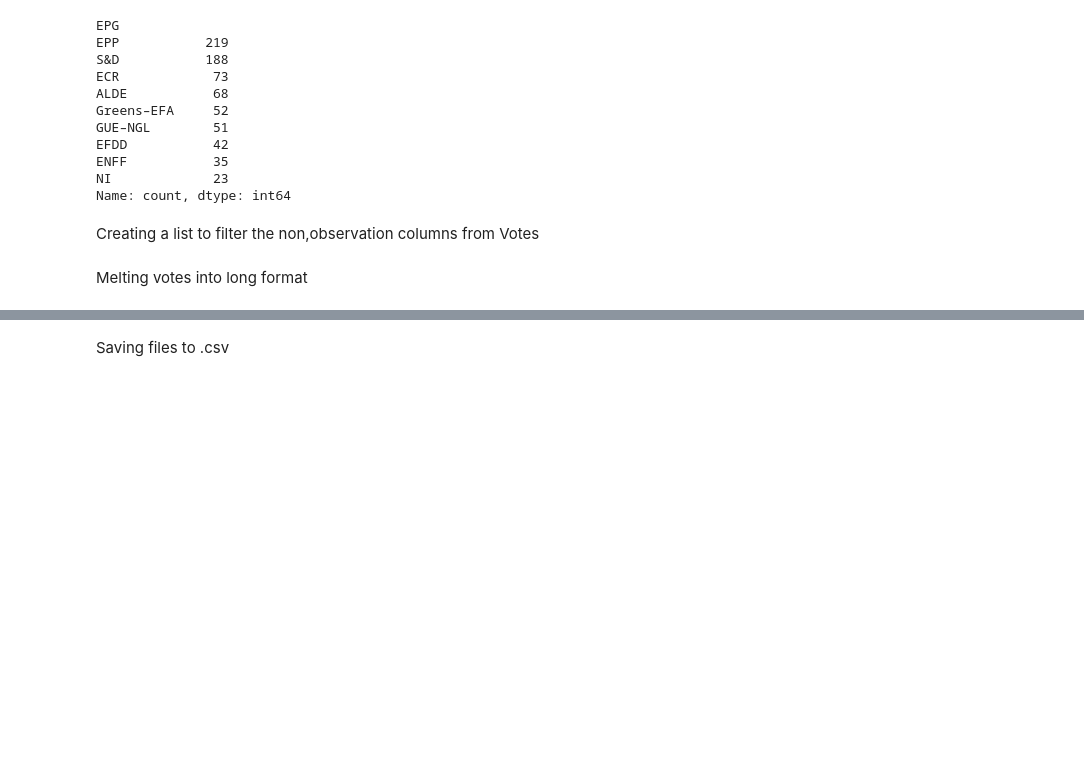
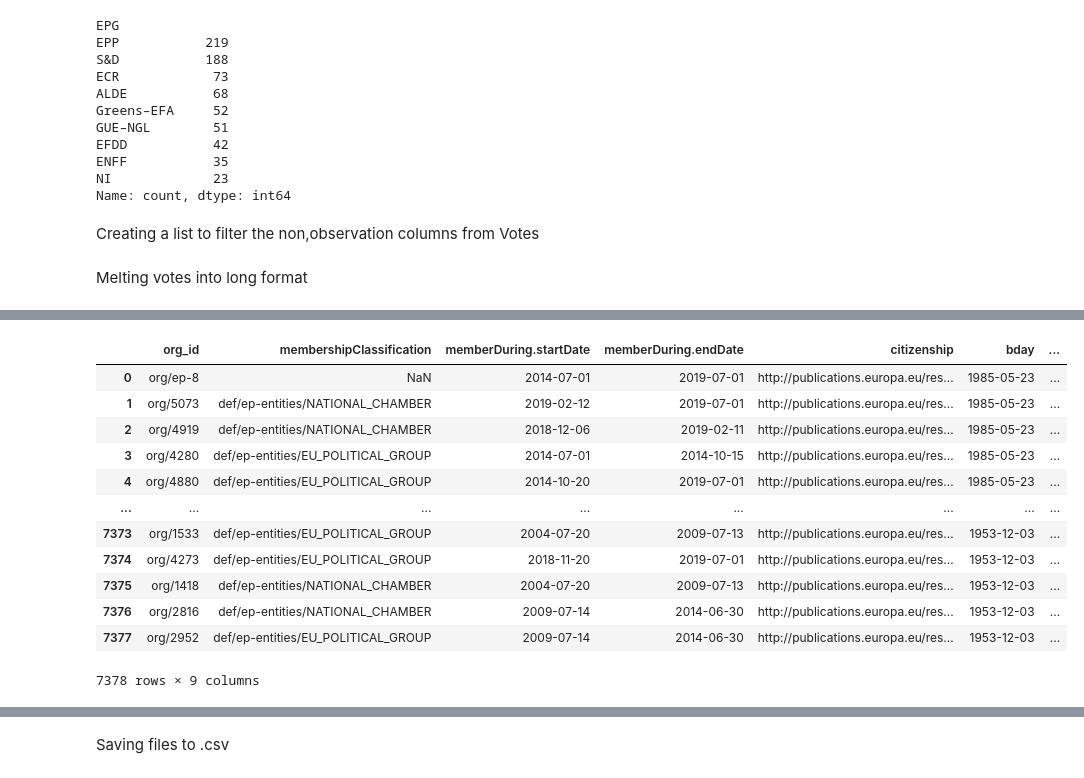
Before and after one commit to Mineranger1/EPVoteMonitor, a Jupyter notebook: data cleaning ep8.ipynb, the cells around one changed output, grey strips where cells are left out. Saved outputs shown, nothing was run; the diff lists cells and outputs as text; code cells hidden in the pictures; blank space fills up the shorter version.

```diff
--- a/data cleaning ep8.ipynb
+++ b/data cleaning ep8.ipynb
@@ -284,0 +308,18 @@ mep_info_db = hf.get_mep_database(mep_info,memberships_df)
+# %%
+memebershipsEP8 = pd.read_csv(os.path.join('Cleaned_data','EP8_clean_data','memberships_EP_8.csv'))
+# %%
+memebershipsEP8
+# %% [output]
+|  | org_id | membershipClassification | memberDuring.startDate | memberDuring.endDate | citizenship | bday | ... |
+| 0 | org/ep-8 | NaN | 2014-07-01 | 2019-07-01 | http://publications.europa.eu/res... | 1985-05-23 | ... |
+| 1 | org/5073 | def/ep-entities/NATIONAL_CHAMBER | 2019-02-12 | 2019-07-01 | http://publications.europa.eu/res... | 1985-05-23 | ... |
+| 2 | org/4919 | def/ep-entities/NATIONAL_CHAMBER | 2018-12-06 | 2019-02-11 | http://publications.europa.eu/res... | 1985-05-23 | ... |
+| 3 | org/4280 | def/ep-entities/EU_POLITICAL_GROUP | 2014-07-01 | 2014-10-15 | http://publications.europa.eu/res... | 1985-05-23 | ... |
+| 4 | org/4880 | def/ep-entities/EU_POLITICAL_GROUP | 2014-10-20 | 2019-07-01 | http://publications.europa.eu/res... | 1985-05-23 | ... |
+| ... | ... | ... | ... | ... | ... | ... | ... |
+| 7373 | org/1533 | def/ep-entities/EU_POLITICAL_GROUP | 2004-07-20 | 2009-07-13 | http://publications.europa.eu/res... | 1953-12-03 | ... |
+| 7374 | org/4273 | def/ep-entities/EU_POLITICAL_GROUP | 2018-11-20 | 2019-07-01 | http://publications.europa.eu/res... | 1953-12-03 | ... |
+| 7375 | org/1418 | def/ep-entities/NATIONAL_CHAMBER | 2004-07-20 | 2009-07-13 | http://publications.europa.eu/res... | 1953-12-03 | ... |
+| 7376 | org/2816 | def/ep-entities/NATIONAL_CHAMBER | 2009-07-14 | 2014-06-30 | http://publications.europa.eu/res... | 1953-12-03 | ... |
+| 7377 | org/2952 | def/ep-entities/EU_POLITICAL_GROUP | 2009-07-14 | 2014-06-30 | http://publications.europa.eu/res... | 1953-12-03 | ... |
+7378 rows × 9 columns
```
Also changed, not shown: parts of 13 cells of this notebook, 13 other files.
